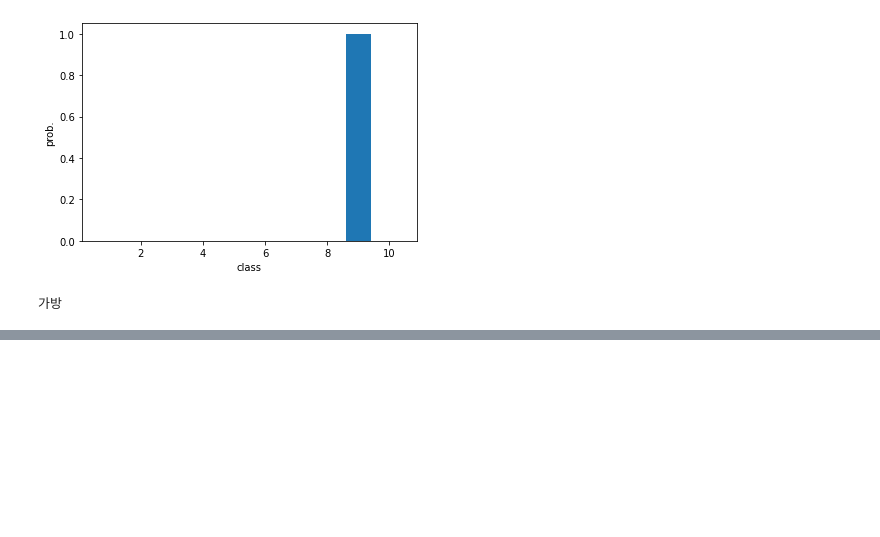
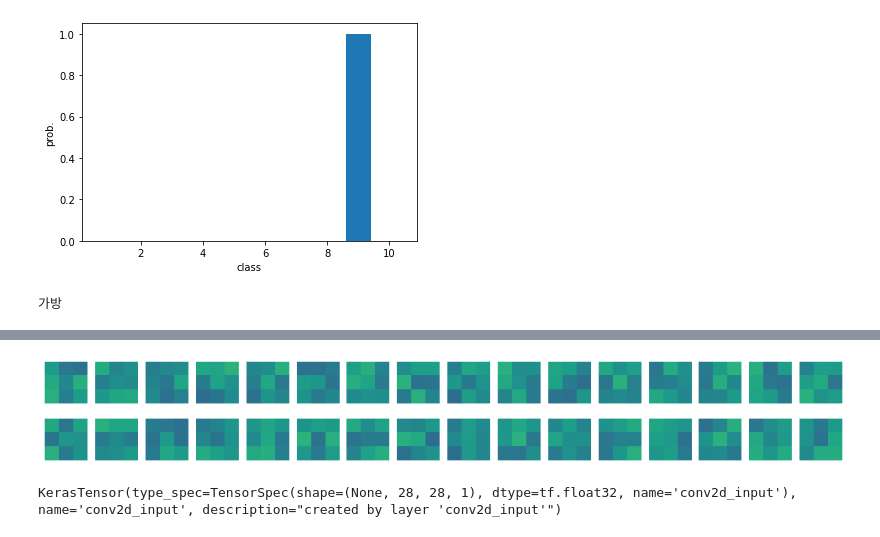
Before and after one commit to analyst-rhie/self-taught_machine_learning_code, a Jupyter notebook: 8장. 이미지를_위한_인공신경망_합성곱_신경망을_사용한_이미지_분류.ipynb, the cells around one changed output, grey strips where cells are left out. Saved outputs shown, nothing was run; the diff lists cells and outputs as text; code cells hidden in the pictures; blank space fills up the shorter version.

```diff
--- a/8장. 이미지를_위한_인공신경망_합성곱_신경망을_사용한_이미지_분류.ipynb
+++ b/8장. 이미지를_위한_인공신경망_합성곱_신경망을_사용한_이미지_분류.ipynb
@@ -128,0 +203,9 @@ model.evaluate(test_scaled, test_target)
+# %%
+fig, axs = plt.subplots(2, 16, figsize=(15,2))
+for i in range(2):
+  for j in range(16):
+    axs[i,j].imshow(no_training_weights[:,:,0,i*16+j], vmin = -0.5, vmax = 0.5)
+    axs[i,j].axis('off')
+plt.show()
+# %% [output]
+[figure, added]
@@ -128,0 +217,4 @@ model.evaluate(test_scaled, test_target)
+# %%
+print(model.input)
+# %% [output]
+KerasTensor(type_spec=TensorSpec(shape=(None, 28, 28, 1), dtype=tf.float32, name='conv2d_input'), name='conv2d_input', description="created by layer 'conv2d_input'")
```
Also changed, not shown: parts of 30 cells of this notebook.
